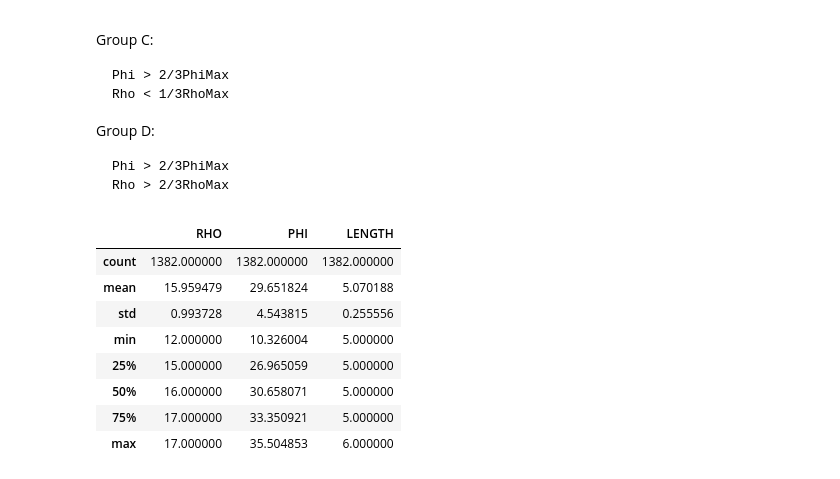
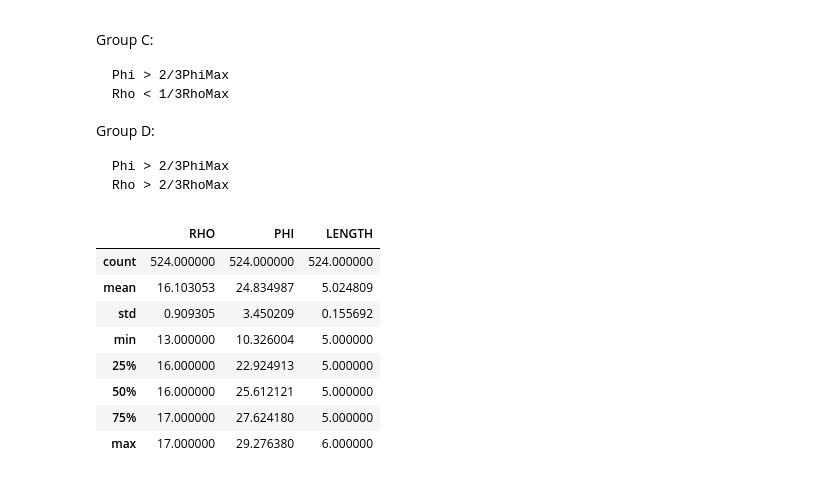
Before and after one commit to wakaru44/letter_counting, a Jupyter notebook: code/Letter Counting.ipynb, the cells around one changed output. Cells and saved outputs as stored; diff of their text form; code cells hidden in the pictures.

```diff
--- a/code/Letter Counting.ipynb
+++ b/code/Letter Counting.ipynb
@@ -576,48 +576,50 @@ def build_word_group_a(dataset):
     """
     Build a word group given a set of parameters
         Group A:
 
         Length >= 5 and Length <= 6
-        Phi < 1/3PhiMax  ( < 30 )
+        Phi < 1/3 PhiMax  ( < 30 )
         Rho < 1/3RhoMax
 
     """
     # filter_length # Between 5 and 6 characters long
     min_l = 5
     max_l = 6
     #print(len(dataset))
     words = dataset.loc[dataset["LENGTH"].apply(lambda x: filter_length(x,min_l,max_l))]
     words = words.loc[words["PALABRA"].apply(filter_chars)]
     #print(len(words))
     # filter_phi
-    min_phi = 0
-    max_phi = ( example.PHI.max() / 3 ) * 1.5 # 1/3 of Phi Max
-    wordsaphi = words.loc[words["PHI"].apply(lambda x: filter_phi(x,min_phi,max_phi) )]
+    lim_min_phi = words.PHI.min()
+    alcanze = words.PHI.max() - words.PHI.min()
+    lim_max_phi = (( alcanze / 3 ) * 1 ) + lim_min_phi # 1/3 of the difference between Phi Max and Phi Min
+    wordsaphi = words.loc[words["PHI"].apply(lambda x: filter_phi(x,lim_min_phi,lim_max_phi) )]
     #print(len(wordsaphi))
     # filter_rho
-    min_rho = 0
-    max_rho = ( example.RHO.max() / 3 ) * 1.8 # 1/3 of Rho Max
-    wordsrho = wordsaphi.loc[wordsaphi["RHO"].apply(lambda x: filter_rho(x,min_rho,max_rho) )]
+    lim_min_rho = words.RHO.min()
+    alcanze = words.RHO.max() - words.RHO.min()
+    lim_max_rho = ( ( alcanze / 3 ) * 1 ) + lim_min_rho # 1/3 of the difference between Rho Max and Rho Min
+    wordsrho = wordsaphi.loc[wordsaphi["RHO"].apply(lambda x: filter_rho(x,lim_min_rho,lim_max_rho) )]
     #print(len(wordsrho))
     return wordsrho
 
 
 
 result = 0
 groupA = build_word_group_a(data)
 
 
 groupA.describe()
 # %% [output]
 |  | RHO | PHI | LENGTH |
-| count | 1382.000000 | 1382.000000 | 1382.000000 |
-| mean | 15.959479 | 29.651824 | 5.070188 |
-| std | 0.993728 | 4.543815 | 0.255556 |
-| min | 12.000000 | 10.326004 | 5.000000 |
-| 25% | 15.000000 | 26.965059 | 5.000000 |
-| 50% | 16.000000 | 30.658071 | 5.000000 |
-| 75% | 17.000000 | 33.350921 | 5.000000 |
-| max | 17.000000 | 35.504853 | 6.000000 |
+| count | 524.000000 | 524.000000 | 524.000000 |
+| mean | 16.103053 | 24.834987 | 5.024809 |
+| std | 0.909305 | 3.450209 | 0.155692 |
+| min | 13.000000 | 10.326004 | 5.000000 |
+| 25% | 16.000000 | 22.924913 | 5.000000 |
+| 50% | 16.000000 | 25.612121 | 5.000000 |
+| 75% | 17.000000 | 27.624180 | 5.000000 |
+| max | 17.000000 | 29.276380 | 6.000000 |
 # %%
 ## Building the 2nd group
 #  Using filter_length, filter_phi, filter_freq,
```
Also changed, not shown: parts of 5 cells of this notebook, 4 other files.
